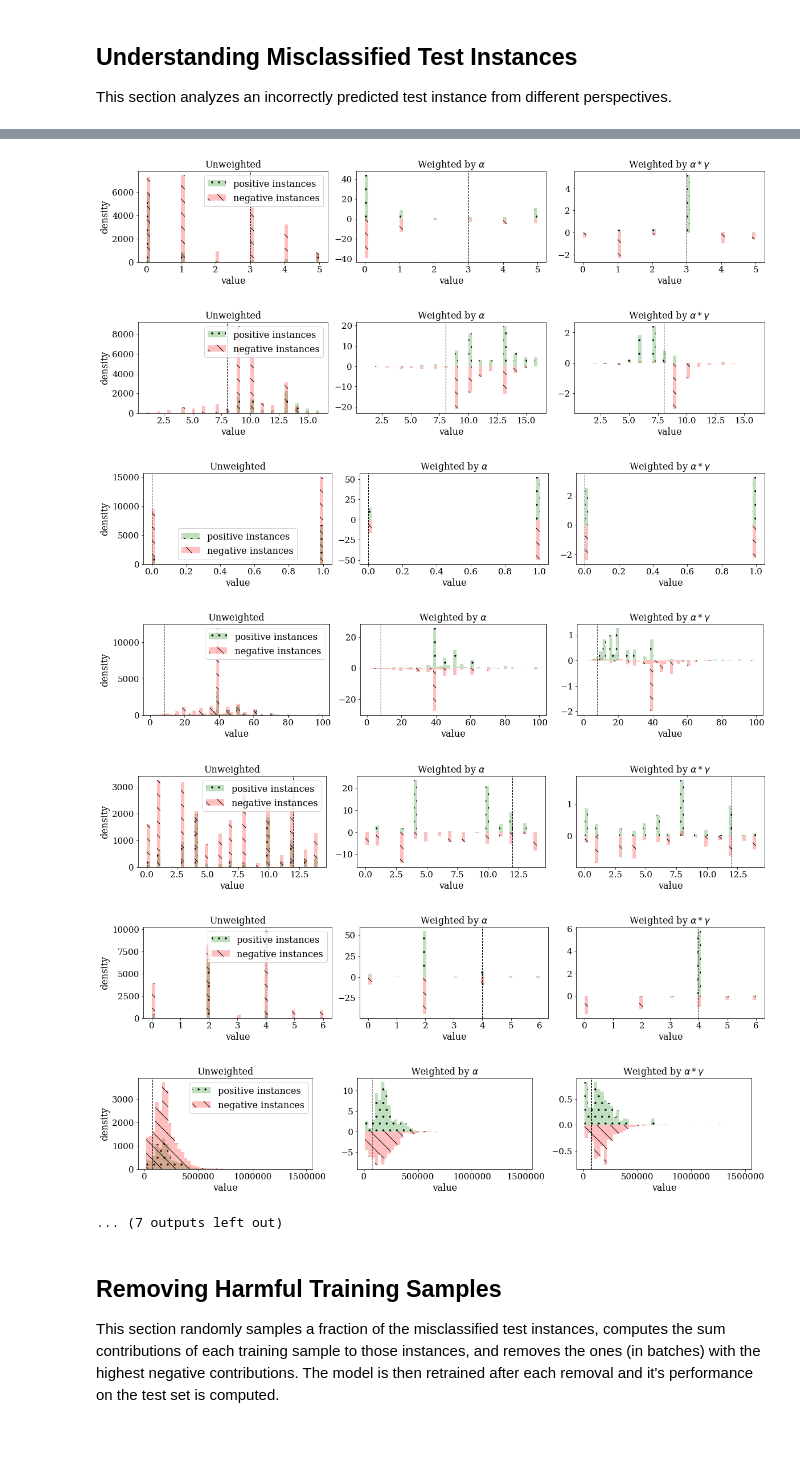
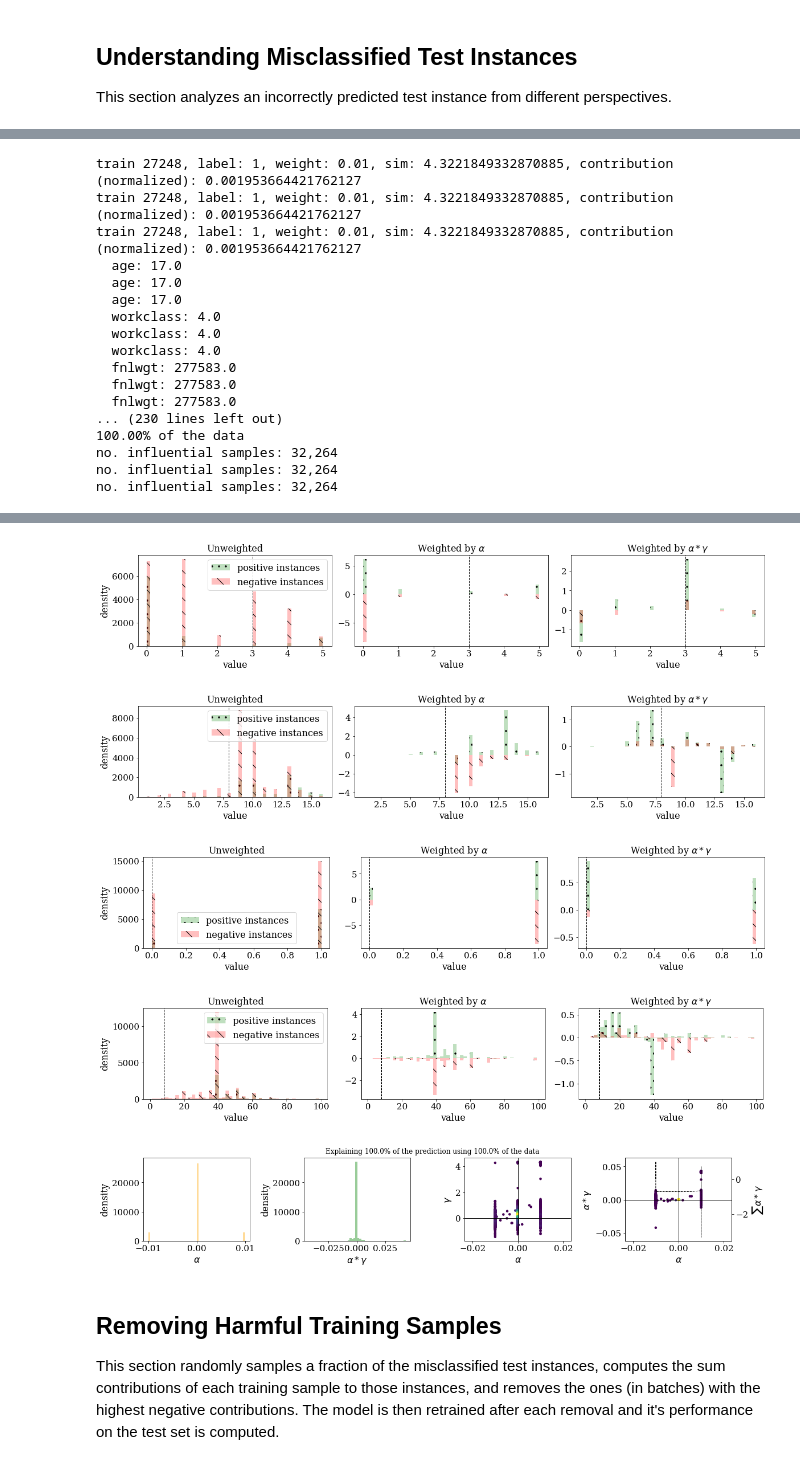
Before and after one commit to jjbrophy47/trex, a Jupyter notebook: experiments/notebooks/medifor.ipynb, the cells around one changed output, grey strips where cells are left out. Drawn from its saved outputs; the diff is of its cells as text; code cells hidden in the pictures; blank space fills up the shorter version.

```diff
--- a/experiments/notebooks/medifor.ipynb
+++ b/experiments/notebooks/medifor.ipynb
@@ -101,14 +101,14 @@ args.dataset='adult'
 args.tree_type='cb'
 args.n_estimators=100
 args.max_depth=5
-args.tree_kernel='leaf_output'
-args.kernel_model='lr'
+args.tree_kernel='tree_output'
+args.kernel_model='svm'
 args.data_dir=data_dir
 args.xlim=None
 args.max_bins=50
 args.kde=False
 args.overlay=False
-args.topk=100
+args.topk=5
 args.test_type='neg_correct'
 args.alpha=0.25
 args.rs=2
@@ -167,0 +162,17 @@ no. influential samples: 32,264
+train 27248, label: 1, weight: 0.01, sim: 4.3221849332870885, contribution (normalized): 0.001953664421762127
+train 27248, label: 1, weight: 0.01, sim: 4.3221849332870885, contribution (normalized): 0.001953664421762127
+train 27248, label: 1, weight: 0.01, sim: 4.3221849332870885, contribution (normalized): 0.001953664421762127
+  age: 17.0
+  age: 17.0
+  age: 17.0
+  workclass: 4.0
+  workclass: 4.0
+  workclass: 4.0
+  fnlwgt: 277583.0
+  fnlwgt: 277583.0
+  fnlwgt: 277583.0
+... (230 lines left out)
+100.00% of the data
+no. influential samples: 32,264
+no. influential samples: 32,264
+no. influential samples: 32,264
@@ -169,11 +180,8 @@ no. influential samples: 32,264
-[figure, old version]
+[figure, new version]
-[figure, old version]
+[figure, new version]
-[figure, old version]
+[figure, new version]
-[figure, old version]
+[figure, new version]
-[figure, old version]
+[figure, new version]
-[figure, removed]
-[figure, removed]
-... (7 outputs left out)
 # %% [markdown]
 ## Removing Harmful Training Samples
 This section randomly samples a fraction of the misclassified test instances, computes the sum contributions of each training sample to those instances, and removes the ones (in batches) with the highest negative contributions. The model is then retrained after each removal and it's performance on the test set is computed.
```
Also changed, not shown: parts of 1 cell of this notebook, 7 other files.
